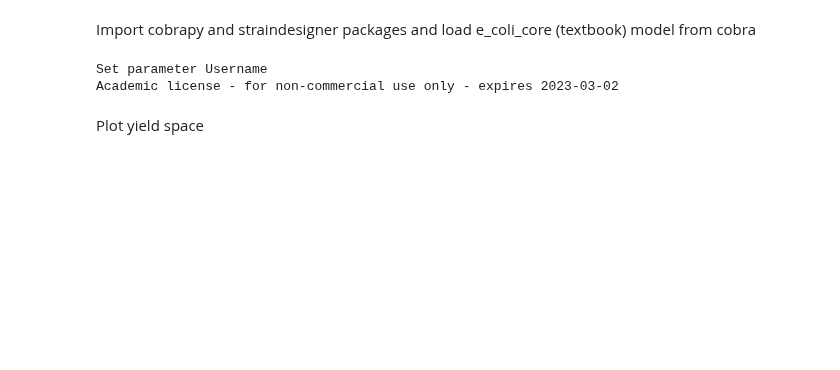
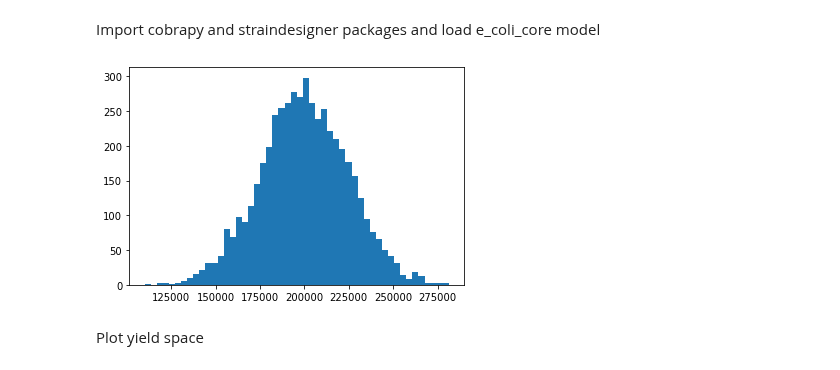
Before and after one commit to klamt-lab/straindesign, a Jupyter notebook: examples/JN_02_flux_and_yield_space.ipynb, the cells around one changed output. Drawn from its saved outputs; the diff is of its cells as text; code cells hidden in the pictures; blank space fills up the shorter version.

```diff
--- a/examples/JN_02_flux_and_yield_space.ipynb
+++ b/examples/JN_02_flux_and_yield_space.ipynb
@@ -1,13 +1,23 @@
 # %%
 %load_ext autoreload
 # %% [markdown]
-Import cobrapy and straindesigner packages and load e_coli_core (textbook) model from cobra
+Import cobrapy and straindesigner packages and load e_coli_core model
-# %%
-from pathlib import Path
-import cobra
-import straindesign as sd
-model_path = (Path(cobra.__path__[0]) / "data" / "textbook.xml.gz")
-model = cobra.io.read_sbml_model(str(model_path.resolve()))
-# %% [output]
-Set parameter Username
-Academic license - for non-commercial use only - expires 2023-03-02
+# %%
+from tkinter import *
+from PIL import ImageTk, Image
+import numpy as np
+import matplotlib.pyplot as plt
+
+root = Tk()
+
+def graph():
+    h = np.random.normal(200000,25000,5000)
+    plt.hist(h,50)
+    plt.show()
+
+b = Button(root, text='Graph', command=graph)
+b.pack()
+
+root.mainloop()
+# %% [output]
+[figure, added]
```
Also changed, not shown: parts of 2 cells of this notebook, 4 other files.
